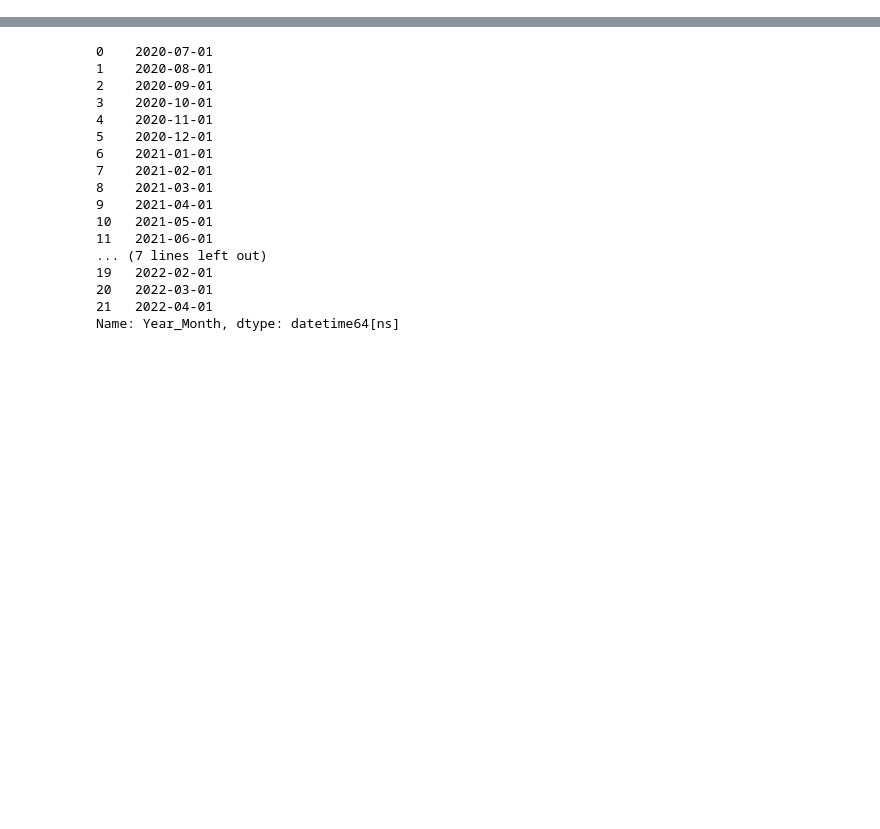
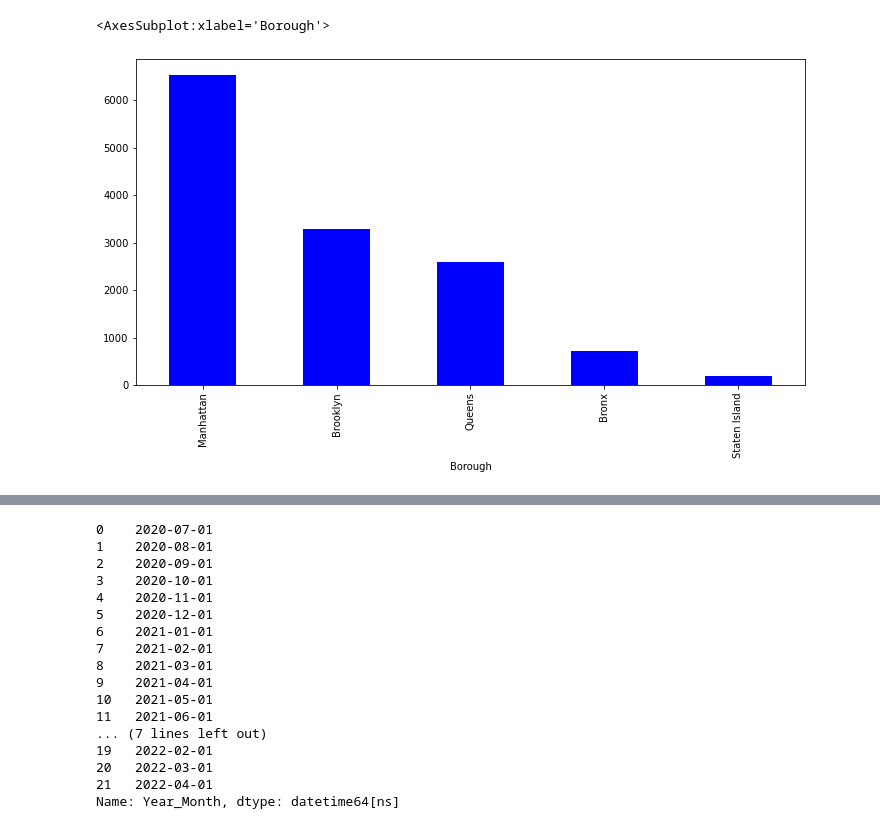
Before and after one commit to hedgekim/PDA_Open_Dining, a Jupyter notebook: PDA_Open_Dining/311_Open_Dining.ipynb, the cells around one changed output, grey strips where cells are left out. Drawn from its saved outputs; the diff is of its cells as text; code cells hidden in the pictures; blank space fills up the shorter version.

```diff
--- a/PDA_Open_Dining/311_Open_Dining.ipynb
+++ b/PDA_Open_Dining/311_Open_Dining.ipynb
@@ -3,0 +5,2 @@ import numpy as np
+# %%
+app = pd.read_csv('Open_Restaurant_Applications.csv')
@@ -3,0 +31,8 @@ import numpy as np
+# %%
+#total num of restaurants that applied for open dining by borough
+
+plt.figure(figsize = (12,6))
+app.groupby('Borough')['objectid'].count().sort_values(ascending=False).plot.bar(color = 'b')
+# %% [output]
+<AxesSubplot:xlabel='Borough'>
+[figure, added]
```
Also changed, not shown: parts of 31 cells of this notebook.
